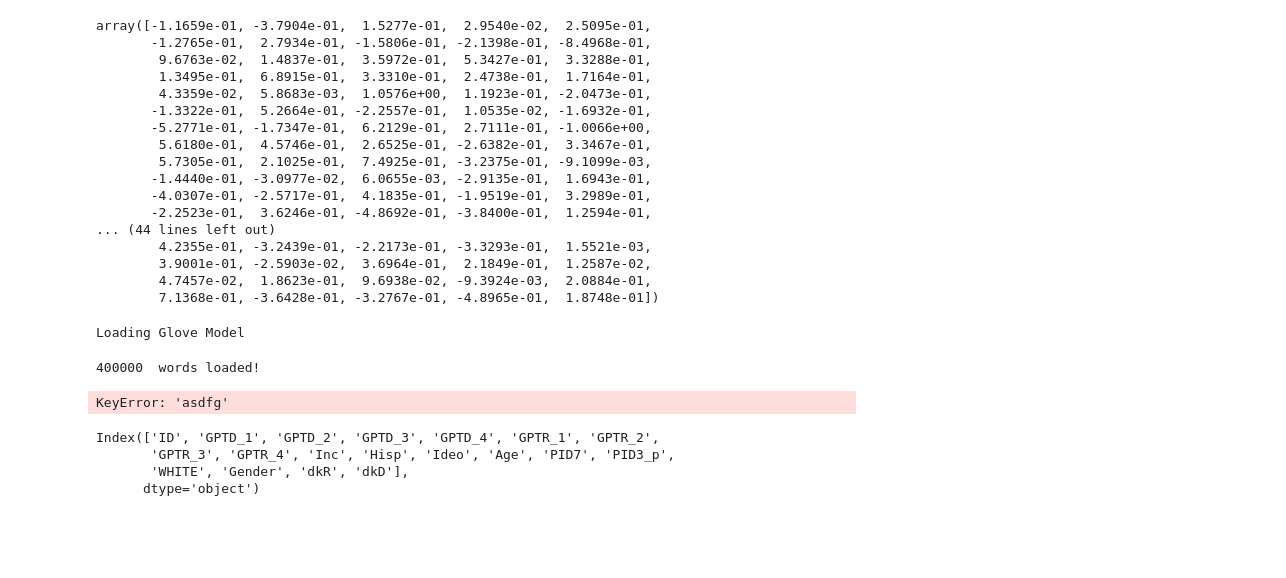
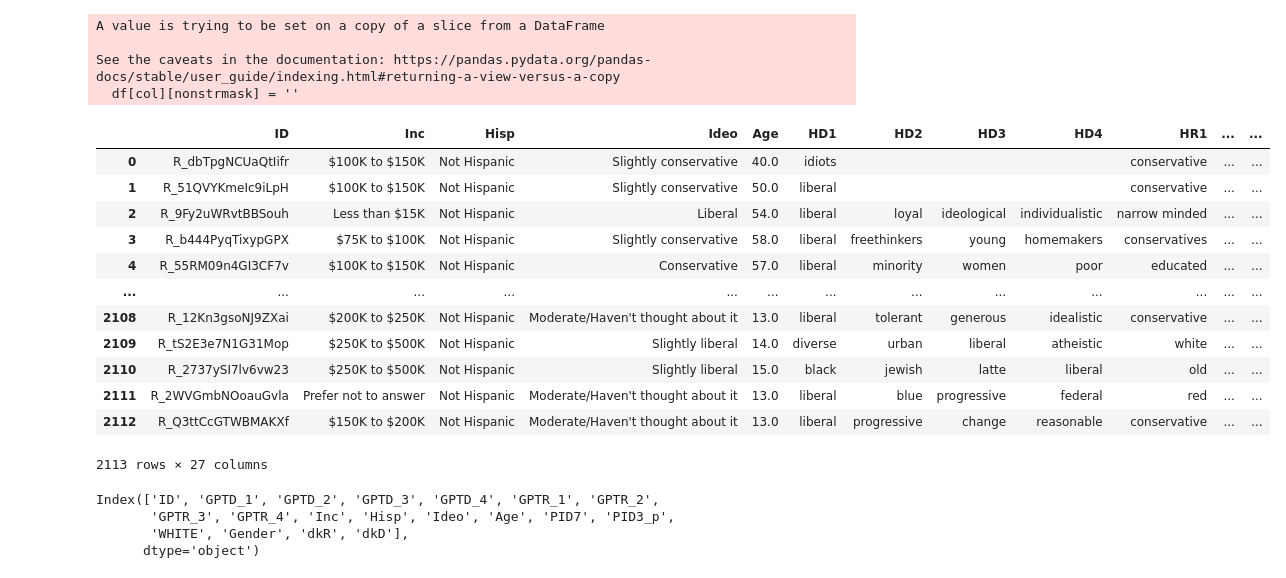
Before and after one commit to chrisrytting/persuasion, a Jupyter notebook: glove_embeddings.ipynb, the cells around one changed output. Cells and saved outputs as stored; diff of their text form; code cells hidden in the pictures; blank space fills up the shorter version.

Commit message:
adding glove embeddings rd 2

```diff
--- a/glove_embeddings.ipynb
+++ b/glove_embeddings.ipynb
@@ -172,32 +120,26 @@ gptdfmini
-# %%
-glove_dic['liberal']
-# %% [output]
-array([-1.1659e-01, -3.7904e-01,  1.5277e-01,  2.9540e-02,  2.5095e-01,
-       -1.2765e-01,  2.7934e-01, -1.5806e-01, -2.1398e-01, -8.4968e-01,
-        9.6763e-02,  1.4837e-01,  3.5972e-01,  5.3427e-01,  3.3288e-01,
-        1.3495e-01,  6.8915e-01,  3.3310e-01,  2.4738e-01,  1.7164e-01,
-        4.3359e-02,  5.8683e-03,  1.0576e+00,  1.1923e-01, -2.0473e-01,
-       -1.3322e-01,  5.2664e-01, -2.2557e-01,  1.0535e-02, -1.6932e-01,
-       -5.2771e-01, -1.7347e-01,  6.2129e-01,  2.7111e-01, -1.0066e+00,
-        5.6180e-01,  4.5746e-01,  2.6525e-01, -2.6382e-01,  3.3467e-01,
-        5.7305e-01,  2.1025e-01,  7.4925e-01, -3.2375e-01, -9.1099e-03,
-       -1.4440e-01, -3.0977e-02,  6.0655e-03, -2.9135e-01,  1.6943e-01,
-       -4.0307e-01, -2.5717e-01,  4.1835e-01, -1.9519e-01,  3.2989e-01,
-       -2.2523e-01,  3.6246e-01, -4.8692e-01, -3.8400e-01,  1.2594e-01,
-... (44 lines left out)
-        4.2355e-01, -3.2439e-01, -2.2173e-01, -3.3293e-01,  1.5521e-03,
-        3.9001e-01, -2.5903e-02,  3.6964e-01,  2.1849e-01,  1.2587e-02,
-        4.7457e-02,  1.8623e-01,  9.6938e-02, -9.3924e-03,  2.0884e-01,
-        7.1368e-01, -3.6428e-01, -3.2767e-01, -4.8965e-01,  1.8748e-01])
-# %%
-glove_dic = loadGloveModel("/home/crytting/Downloads/glove.6B.300d.txt")
-# %% [output]
-Loading Glove Model
-400000  words loaded!
-# %%
-glove_dic['asdfg']
-# %% [output]
-KeyError: 'asdfg'
+# %%
+process_ppdf(ppdf, glove_dic=glove_dic)
+# %% [output]
+A value is trying to be set on a copy of a slice from a DataFrame
+
+See the caveats in the documentation: https://pandas.pydata.org/pandas-docs/stable/user_guide/indexing.html#returning-a-view-versus-a-copy
+  df[col][nonstrmask] = ''
+# %%
+ppdf
+# %% [output]
+|  | ID | Inc | Hisp | Ideo | Age | HD1 | HD2 | HD3 | HD4 | HR1 | ... | ... |
+| 0 | R_dbTpgNCUaQtIifr | $100K to $150K | Not Hispanic | Slightly conservative | 40.0 | idiots |  |  |  | conservative | ... | ... |
+| 1 | R_51QVYKmeIc9iLpH | $100K to $150K | Not Hispanic | Slightly conservative | 50.0 | liberal |  |  |  | conservative | ... | ... |
+| 2 | R_9Fy2uWRvtBBSouh | Less than $15K | Not Hispanic | Liberal | 54.0 | liberal | loyal | ideological | individualistic | narrow minded | ... | ... |
+| 3 | R_b444PyqTixypGPX | $75K to $100K | Not Hispanic | Slightly conservative | 58.0 | liberal | freethinkers | young | homemakers | conservatives | ... | ... |
+| 4 | R_55RM09n4GI3CF7v | $100K to $150K | Not Hispanic | Conservative | 57.0 | liberal | minority | women | poor | educated | ... | ... |
+| ... | ... | ... | ... | ... | ... | ... | ... | ... | ... | ... | ... | ... |
+| 2108 | R_12Kn3gsoNJ9ZXai | $200K to $250K | Not Hispanic | Moderate/Haven't thought about it | 13.0 | liberal | tolerant | generous | idealistic | conservative | ... | ... |
+| 2109 | R_tS2E3e7N1G31Mop | $250K to $500K | Not Hispanic | Slightly liberal | 14.0 | diverse | urban | liberal | atheistic | white | ... | ... |
+| 2110 | R_2737ySI7lv6vw23 | $250K to $500K | Not Hispanic | Slightly liberal | 15.0 | black | jewish | latte | liberal | old | ... | ... |
+| 2111 | R_2WVGmbNOoauGvla | Prefer not to answer | Not Hispanic | Moderate/Haven't thought about it | 13.0 | liberal | blue | progressive | federal | red | ... | ... |
+| 2112 | R_Q3ttCcGTWBMAKXf | $150K to $200K | Not Hispanic | Moderate/Haven't thought about it | 13.0 | liberal | progressive | change | reasonable | conservative | ... | ... |
+2113 rows × 27 columns
 # %%
 gptdf.columns
 # %% [output]
```
Also changed, not shown: parts of 7 cells of this notebook.
